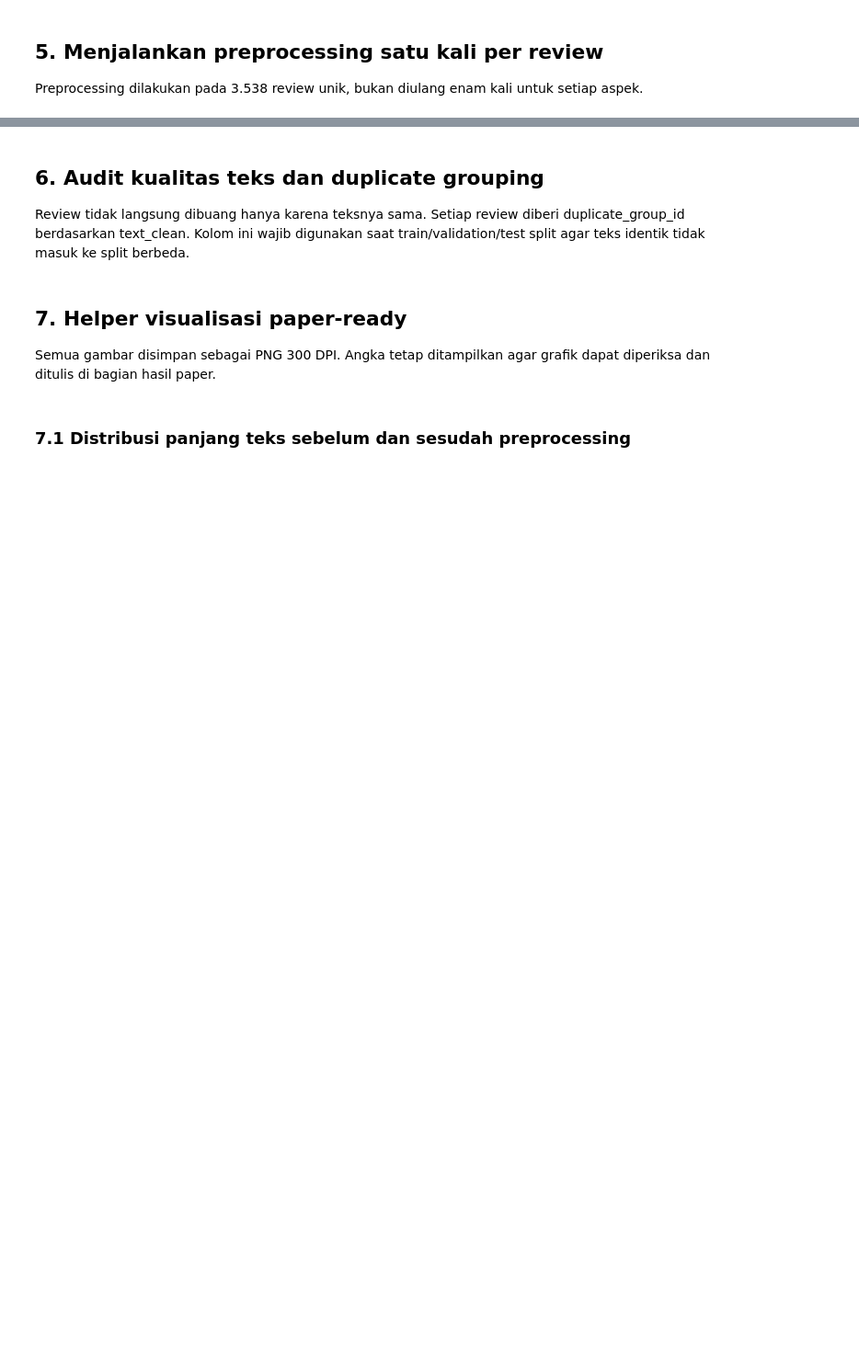
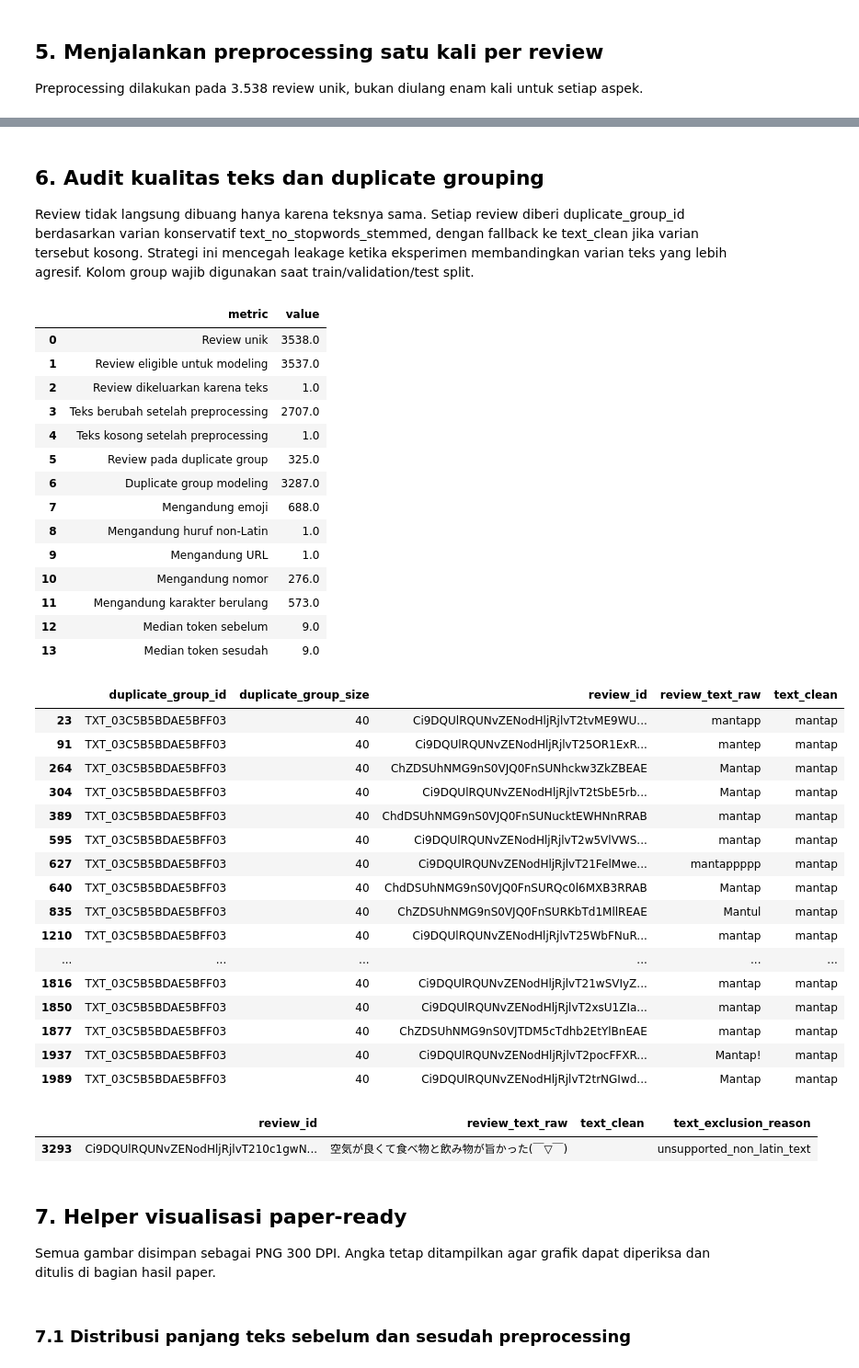
Before and after one commit to Hafizh220705/brewscope-coffee-insights, a Jupyter notebook: notebooks/01_preprocessing.ipynb, the cells around one changed output, grey strips where cells are left out. Shown at 92% size. Saved outputs shown, nothing was run; the diff lists cells and outputs as text; code cells hidden in the pictures; blank space fills up the shorter version.

```diff
--- a/notebooks/01_preprocessing.ipynb
+++ b/notebooks/01_preprocessing.ipynb
@@ -584,28 +792,38 @@ display(
 # %% [markdown]
 ## 6. Audit kualitas teks dan duplicate grouping
 
-Review tidak langsung dibuang hanya karena teksnya sama. Setiap review diberi duplicate_group_id berdasarkan text_clean. Kolom ini wajib digunakan saat train/validation/test split agar teks identik tidak masuk ke split berbeda.
+Review tidak langsung dibuang hanya karena teksnya sama. Setiap review diberi duplicate_group_id berdasarkan varian konservatif text_no_stopwords_stemmed, dengan fallback ke text_clean jika varian tersebut kosong. Strategi ini mencegah leakage ketika eksperimen membandingkan varian teks yang lebih agresif. Kolom group wajib digunakan saat train/validation/test split.
 # %%
 def stable_group_id(text: str, prefix: str = "TXT") -> str:
     digest = hashlib.sha256(text.encode("utf-8")).hexdigest()[:16].upper()
     return f"{prefix}_{digest}"
 
 
-reviews["duplicate_group_id"] = reviews["text_clean"].map(stable_group_id)
+reviews["leakage_group_text"] = reviews["text_no_stopwords_stemmed"].where(
+    reviews["text_no_stopwords_stemmed"].str.strip().ne(""),
+    reviews["text_clean"],
+)
+reviews["duplicate_group_id"] = reviews["leakage_group_text"].map(
+    stable_group_id
+)
 reviews["duplicate_group_size"] = reviews.groupby("duplicate_group_id")[
     "review_id"
 ].transform("size")
 reviews["is_normalized_duplicate"] = reviews["duplicate_group_size"].gt(1)
+modeling_reviews = reviews.loc[reviews["modeling_text_eligible"]].copy()
 
 quality_summary = pd.DataFrame(
     {
         "metric": [
             "Review unik",
+            "Review eligible untuk modeling",
+            "Review dikeluarkan karena teks",
             "Teks berubah setelah preprocessing",
             "Teks kosong setelah preprocessing",
             "Review pada duplicate group",
-            "Duplicate group unik",
+            "Duplicate group modeling",
             "Mengandung emoji",
+            "Mengandung huruf non-Latin",
             "Mengandung URL",
             "Mengandung nomor",
             "Mengandung karakter berulang",
@@ -614,43 +832,86 @@ quality_summary = pd.DataFrame(
         ],
         "value": [
             len(reviews),
+            len(modeling_reviews),
+            (~reviews["modeling_text_eligible"]).sum(),
             reviews["text_changed"].sum(),
             reviews["clean_text_empty"].sum(),
             reviews["is_normalized_duplicate"].sum(),
-            reviews["duplicate_group_id"].nunique(),
+            modeling_reviews["duplicate_group_id"].nunique(),
             reviews["had_emoji"].sum(),
+            reviews["had_non_latin_letter"].sum(),
             reviews["had_url"].sum(),
             reviews["had_number"].sum(),
             reviews["had_repeated_characters"].sum(),
             reviews["raw_token_count"].median(),
             reviews["clean_token_count"].median(),
         ],
     }
 )
 
 display(quality_summary)
 display(
     reviews.loc[
         reviews["is_normalized_duplicate"],
         [
             "duplicate_group_id",
             "duplicate_group_size",
             "review_id",
             "review_text_raw",
             "text_clean",
         ],
     ]
     .sort_values(["duplicate_group_size", "duplicate_group_id"], ascending=[False, True])
     .head(20)
 )
 
-if reviews["clean_text_empty"].any():
+if (~reviews["modeling_text_eligible"]).any():
     display(
         reviews.loc[
-            reviews["clean_text_empty"],
-            ["review_id", "review_text_raw", "text_clean"],
+            ~reviews["modeling_text_eligible"],
+            [
+                "review_id",
+                "review_text_raw",
+                "text_clean",
+                "text_exclusion_reason",
+            ],
         ]
     )
+# %% [output]
+|  | metric | value |
+| 0 | Review unik | 3538.0 |
+| 1 | Review eligible untuk modeling | 3537.0 |
+| 2 | Review dikeluarkan karena teks | 1.0 |
+| 3 | Teks berubah setelah preprocessing | 2707.0 |
+| 4 | Teks kosong setelah preprocessing | 1.0 |
+| 5 | Review pada duplicate group | 325.0 |
+| 6 | Duplicate group modeling | 3287.0 |
+| 7 | Mengandung emoji | 688.0 |
+| 8 | Mengandung huruf non-Latin | 1.0 |
+| 9 | Mengandung URL | 1.0 |
+| 10 | Mengandung nomor | 276.0 |
+| 11 | Mengandung karakter berulang | 573.0 |
+| 12 | Median token sebelum | 9.0 |
+| 13 | Median token sesudah | 9.0 |
+|  | duplicate_group_id | duplicate_group_size | review_id | review_text_raw | text_clean |
+| 23 | TXT_03C5B5BDAE5BFF03 | 40 | Ci9DQUlRQUNvZENodHljRjlvT2tvME9WU... | mantapp | mantap |
+| 91 | TXT_03C5B5BDAE5BFF03 | 40 | Ci9DQUlRQUNvZENodHljRjlvT25OR1ExR... | mantep | mantap |
+| 264 | TXT_03C5B5BDAE5BFF03 | 40 | ChZDSUhNMG9nS0VJQ0FnSUNhckw3ZkZBEAE | Mantap | mantap |
+| 304 | TXT_03C5B5BDAE5BFF03 | 40 | Ci9DQUlRQUNvZENodHljRjlvT2tSbE5rb... | Mantap | mantap |
+| 389 | TXT_03C5B5BDAE5BFF03 | 40 | ChdDSUhNMG9nS0VJQ0FnSUNucktEWHNnRRAB | mantap | mantap |
+| 595 | TXT_03C5B5BDAE5BFF03 | 40 | Ci9DQUlRQUNvZENodHljRjlvT2w5VlVWS... | mantap | mantap |
+| 627 | TXT_03C5B5BDAE5BFF03 | 40 | Ci9DQUlRQUNvZENodHljRjlvT21FelMwe... | mantappppp | mantap |
+| 640 | TXT_03C5B5BDAE5BFF03 | 40 | ChdDSUhNMG9nS0VJQ0FnSURQc0l6MXB3RRAB | Mantap | mantap |
+| 835 | TXT_03C5B5BDAE5BFF03 | 40 | ChZDSUhNMG9nS0VJQ0FnSURKbTd1MllREAE | Mantul | mantap |
+| 1210 | TXT_03C5B5BDAE5BFF03 | 40 | Ci9DQUlRQUNvZENodHljRjlvT25WbFNuR... | mantap | mantap |
+| ... | ... | ... | ... | ... | ... |
+| 1816 | TXT_03C5B5BDAE5BFF03 | 40 | Ci9DQUlRQUNvZENodHljRjlvT21wSVIyZ... | mantap | mantap |
+| 1850 | TXT_03C5B5BDAE5BFF03 | 40 | Ci9DQUlRQUNvZENodHljRjlvT2xsU1ZIa... | mantap | mantap |
+| 1877 | TXT_03C5B5BDAE5BFF03 | 40 | ChZDSUhNMG9nS0VJTDM5cTdhb2EtYlBnEAE | mantap | mantap |
+| 1937 | TXT_03C5B5BDAE5BFF03 | 40 | Ci9DQUlRQUNvZENodHljRjlvT2pocFFXR... | Mantap! | mantap |
+| 1989 | TXT_03C5B5BDAE5BFF03 | 40 | Ci9DQUlRQUNvZENodHljRjlvT2trNGIwd... | Mantap | mantap |
+|  | review_id | review_text_raw | text_clean | text_exclusion_reason |
+| 3293 | Ci9DQUlRQUNvZENodHljRjlvT210c1gwN... | 空気が良くて食べ物と飲み物が旨かった(￣▽￣) |  | unsupported_non_latin_text |
 # %% [markdown]
 ## 7. Helper visualisasi paper-ready
 
```
Also changed, not shown: parts of 27 cells of this notebook, 33 other files.
